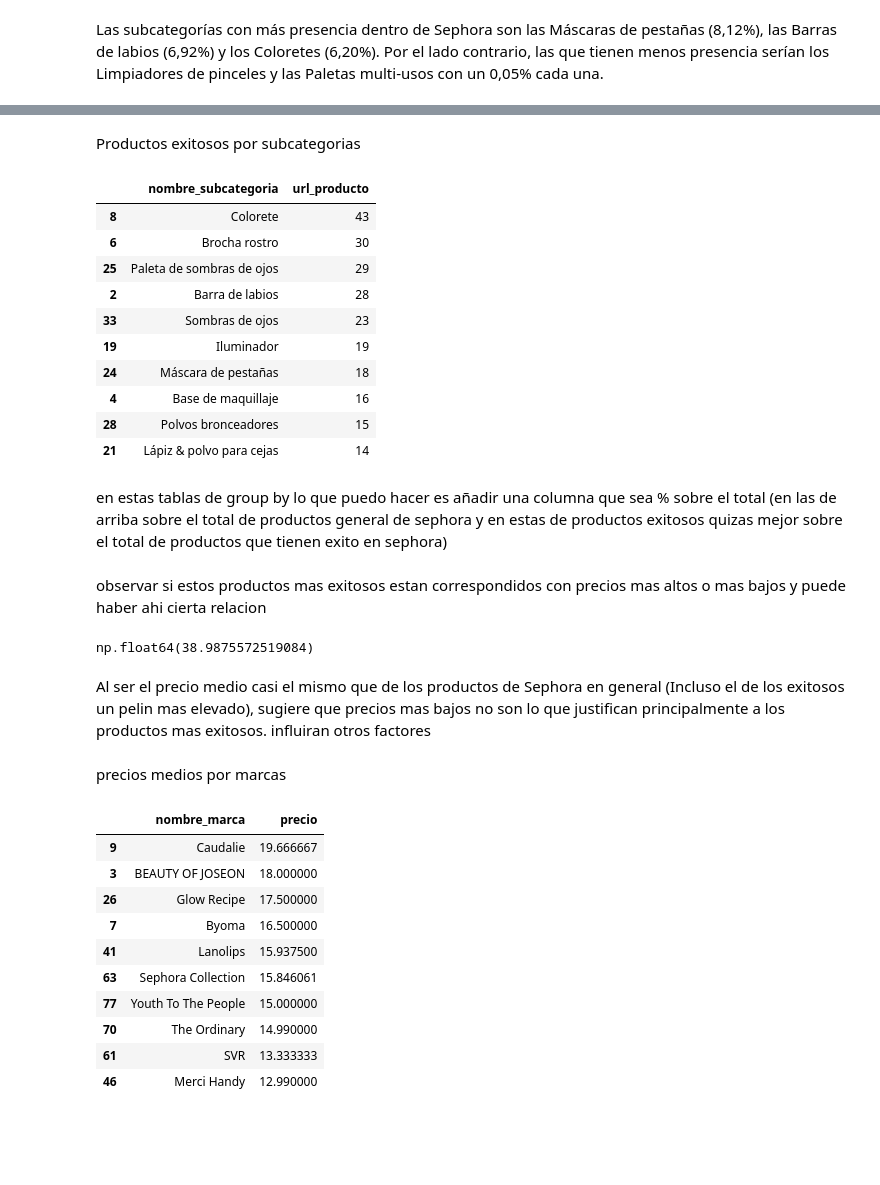
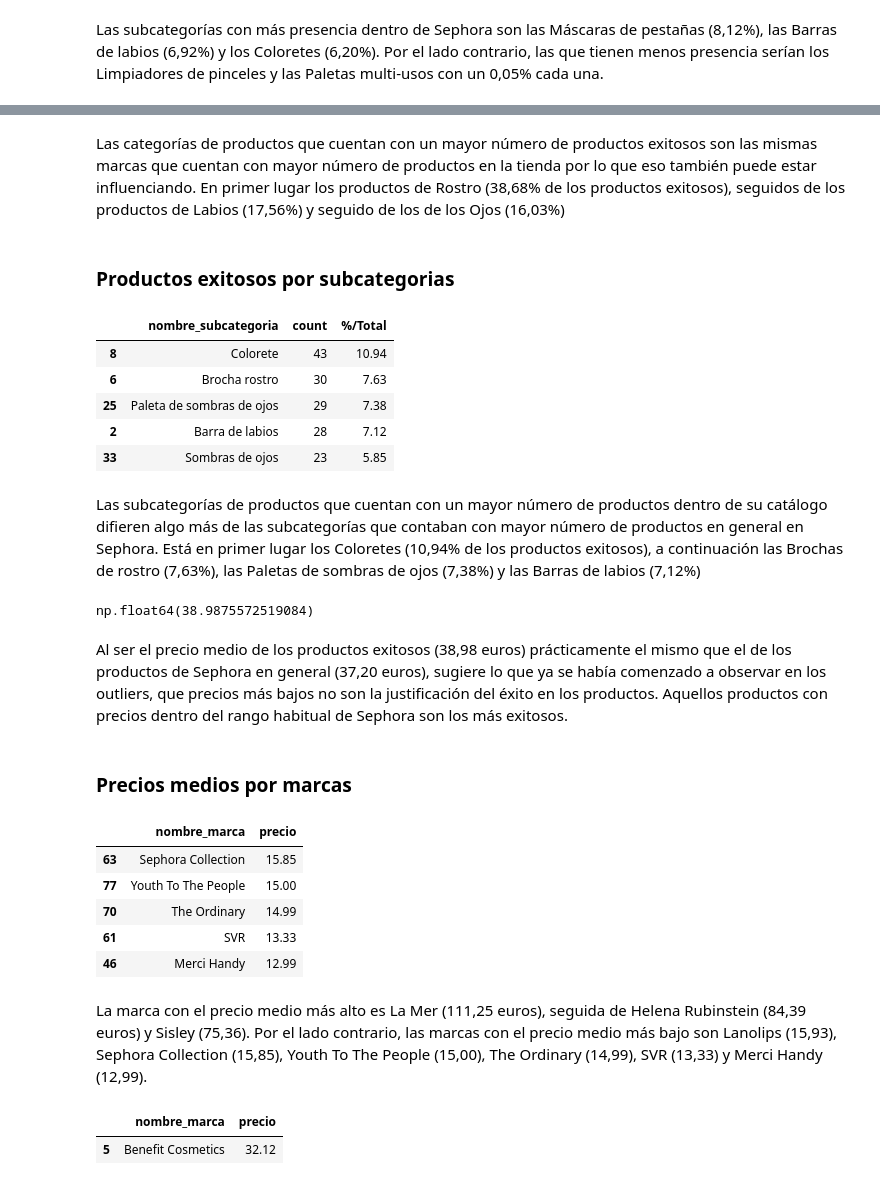
Before and after one commit to raquelscv/proyecto_final_sephora, a Jupyter notebook: eda_general.ipynb, the cells around one changed output, grey strips where cells are left out. Saved outputs shown, nothing was run; the diff lists cells and outputs as text; code cells hidden in the pictures; blank space fills up the shorter version.

```diff
--- a/eda_general.ipynb
+++ b/eda_general.ipynb
@@ -375,45 +383,44 @@ exitosos_por_categoria.head(10)
+# %% [markdown]
+Las categorías de productos que cuentan con un mayor número de productos exitosos son las mismas marcas que cuentan con mayor número de productos en la tienda por lo que eso también puede estar influenciando. En primer lugar los productos de Rostro (38,68% de los productos exitosos), seguidos de los productos de Labios (17,56%) y seguido de los de los Ojos (16,03%)
 # %% [markdown]
-Productos exitosos por subcategorias
+### Productos exitosos por subcategorias
 # %%
-exitosos_por_subcategoria = exitosos.groupby("nombre_subcategoria")["url_producto"].count().reset_index().sort_values("url_producto", ascending=False)
-exitosos_por_subcategoria.head(10)
+exitosos_por_subcat = exitosos.groupby('nombre_subcategoria').size().reset_index(name='count')
+exitosos_por_subcat['%/Total'] = ((exitosos_por_subcat['count'] / len(exitosos)) * 100).round(2)
+exitosos_por_subcat = exitosos_por_subcat.sort_values(by='%/Total', ascending=False)
+exitosos_por_subcat.head(5)
 # %% [output]
-|  | nombre_subcategoria | url_producto |
-| 8 | Colorete | 43 |
-| 6 | Brocha rostro | 30 |
-| 25 | Paleta de sombras de ojos | 29 |
-| 2 | Barra de labios | 28 |
-| 33 | Sombras de ojos | 23 |
-| 19 | Iluminador | 19 |
-| 24 | Máscara de pestañas | 18 |
-| 4 | Base de maquillaje | 16 |
-| 28 | Polvos bronceadores | 15 |
-| 21 | Lápiz & polvo para cejas | 14 |
+|  | nombre_subcategoria | count | %/Total |
+| 8 | Colorete | 43 | 10.94 |
+| 6 | Brocha rostro | 30 | 7.63 |
+| 25 | Paleta de sombras de ojos | 29 | 7.38 |
+| 2 | Barra de labios | 28 | 7.12 |
+| 33 | Sombras de ojos | 23 | 5.85 |
-# %% [markdown]
-en estas tablas de group by lo que puedo hacer es añadir una columna que sea % sobre el total (en las de arriba sobre el total de productos general de sephora y en estas de productos exitosos quizas mejor sobre el total de productos que tienen exito en sephora)
-# %% [markdown]
-observar si estos productos mas exitosos estan correspondidos con precios mas altos o mas bajos y puede haber ahi cierta relacion
+# %% [markdown]
+Las subcategorías de productos que cuentan con un mayor número de productos dentro de su catálogo difieren algo más de las subcategorías que contaban con mayor número de productos en general en Sephora. Está en primer lugar los Coloretes (10,94% de los productos exitosos), a continuación las Brochas de rostro (7,63%), las Paletas de sombras de ojos (7,38%) y las Barras de labios (7,12%)
 # %%
 precio_medio_exitosos = exitosos["precio"].mean()
 precio_medio_exitosos
 # %% [output]
 np.float64(38.9875572519084)
 # %% [markdown]
-Al ser el precio medio casi el mismo que de los productos de Sephora en general (Incluso el de los exitosos un pelin mas elevado), sugiere que precios mas bajos no son lo que justifican principalmente a los productos mas exitosos. influiran otros factores
+Al ser el precio medio de los productos exitosos (38,98 euros) prácticamente el mismo que el de los productos de Sephora en general (37,20 euros), sugiere lo que ya se había comenzado a observar en los outliers, que precios más bajos no son la justificación del éxito en los productos. Aquellos productos con precios dentro del rango habitual de Sephora son los más exitosos.
 # %% [markdown]
-precios medios por marcas
+### Precios medios por marcas
 # %%
-precio_medio_marca = df.groupby("nombre_marca")["precio"].mean().reset_index().sort_values("precio", ascending=False)
-precio_medio_marca.tail(10)
+precio_medio_marca = (df.groupby("nombre_marca")["precio"].mean().reset_index().sort_values("precio", ascending=False)).round(2)
+precio_medio_marca.tail()
 # %% [output]
 |  | nombre_marca | precio |
-| 9 | Caudalie | 19.666667 |
-| 3 | BEAUTY OF JOSEON | 18.000000 |
-| 26 | Glow Recipe | 17.500000 |
-| 7 | Byoma | 16.500000 |
-| 41 | Lanolips | 15.937500 |
-| 63 | Sephora Collection | 15.846061 |
-| 77 | Youth To The People | 15.000000 |
-| 70 | The Ordinary | 14.990000 |
-| 61 | SVR | 13.333333 |
-| 46 | Merci Handy | 12.990000 |
+| 63 | Sephora Collection | 15.85 |
+| 77 | Youth To The People | 15.00 |
+| 70 | The Ordinary | 14.99 |
+| 61 | SVR | 13.33 |
+| 46 | Merci Handy | 12.99 |
+# %% [markdown]
+La marca con el precio medio más alto es La Mer (111,25 euros), seguida de Helena Rubinstein (84,39 euros) y Sisley (75,36). Por el lado contrario, las marcas con el precio medio más bajo son Lanolips (15,93), Sephora Collection (15,85), Youth To The People (15,00), The Ordinary (14,99), SVR (13,33) y Merci Handy (12,99).
+# %%
+precio_medio_marca[precio_medio_marca["nombre_marca"] == "Benefit Cosmetics"]
+# %% [output]
+|  | nombre_marca | precio |
+| 5 | Benefit Cosmetics | 32.12 |
```
Also changed, not shown: parts of 34 cells of this notebook.
